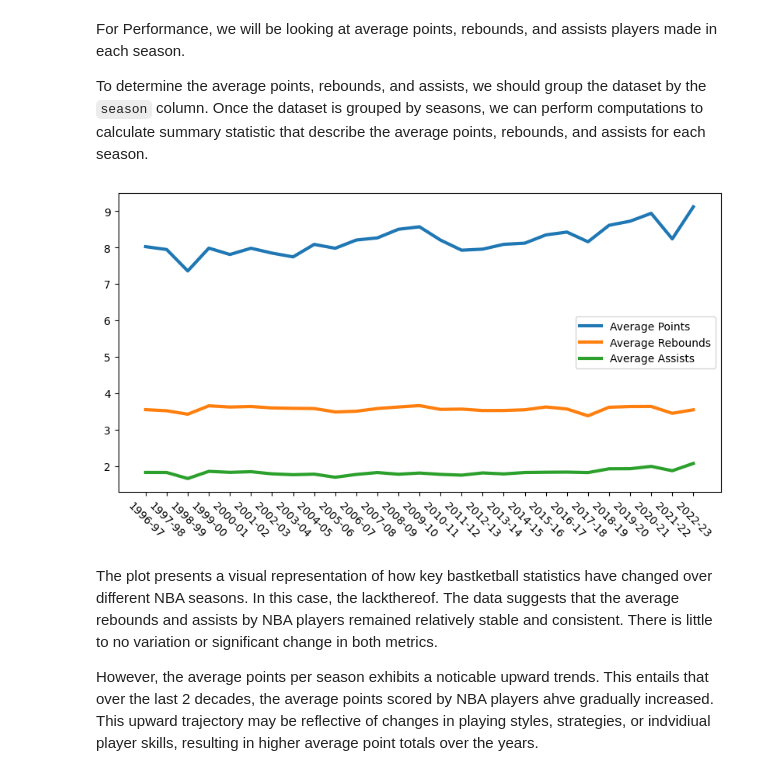
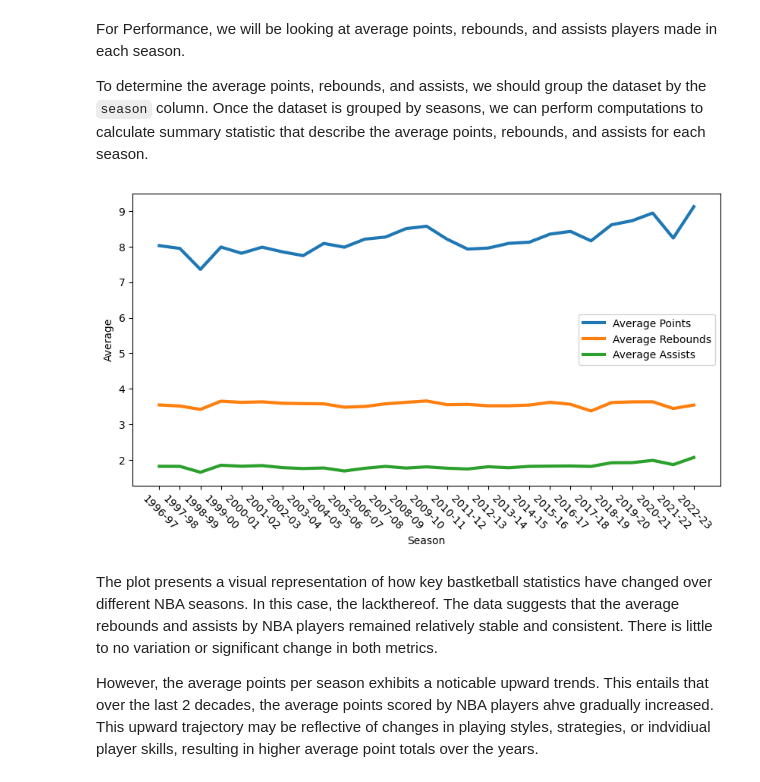
Before and after one commit to R3NZ3L/DATA102_FinalProject, a Jupyter notebook: FinalProject.ipynb, the cells around one changed output. Saved outputs shown, nothing was run; the diff lists cells and outputs as text; code cells hidden in the pictures.

```diff
--- a/FinalProject.ipynb
+++ b/FinalProject.ipynb
@@ -300,27 +300,27 @@ To determine the average points, rebounds, and assists, we should group the data
 # %%
 # Group the dataset into seasons
 all_seasons_grouped = df.groupby('season')
 
 # Compute the summary statistic for each metric
 average_points_per_season = all_seasons_grouped.agg({"pts": ["mean"]})
 average_rebounds_per_season = all_seasons_grouped.agg({"reb": ["mean"]})
 average_assists_per_season = all_seasons_grouped.agg({"ast": ["mean"]})
 
 # Plot average points, rebounds, and assists per season
 plt.figure(figsize=(10,5))
 plt.plot(average_points_per_season, label='Average Points', linewidth=3)
 plt.plot(average_rebounds_per_season, label='Average Rebounds', linewidth=3)
 plt.plot(average_assists_per_season, label='Average Assists', linewidth=3)
 
 # Set labels and legend
-plt.xlabel = ('Season')
-plt.ylabel = ('Average')
+plt.xlabel('Season')
+plt.ylabel('Average')
 plt.xticks(rotation=-45)
 plt.legend()
 
 plt.show()
 # %% [output]
-[figure, old version]
+[figure, new version]
 # %% [markdown]
 The plot presents a visual representation of how key bastketball statistics have changed over different NBA seasons. In this case, the lackthereof. The data suggests that the average rebounds and assists by NBA players remained relatively stable and consistent. There is little to no variation or significant change in both metrics.
 
```
Also changed, not shown: parts of 37 cells of this notebook.
